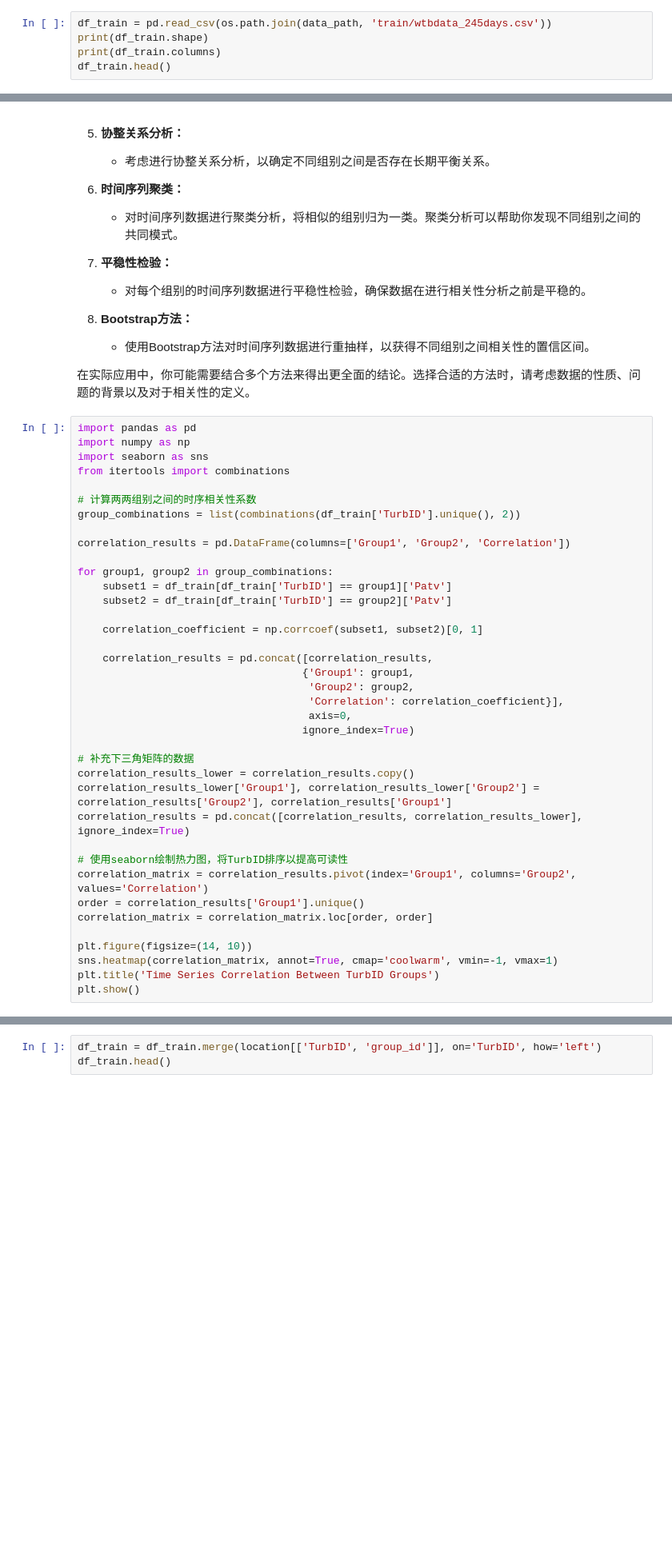
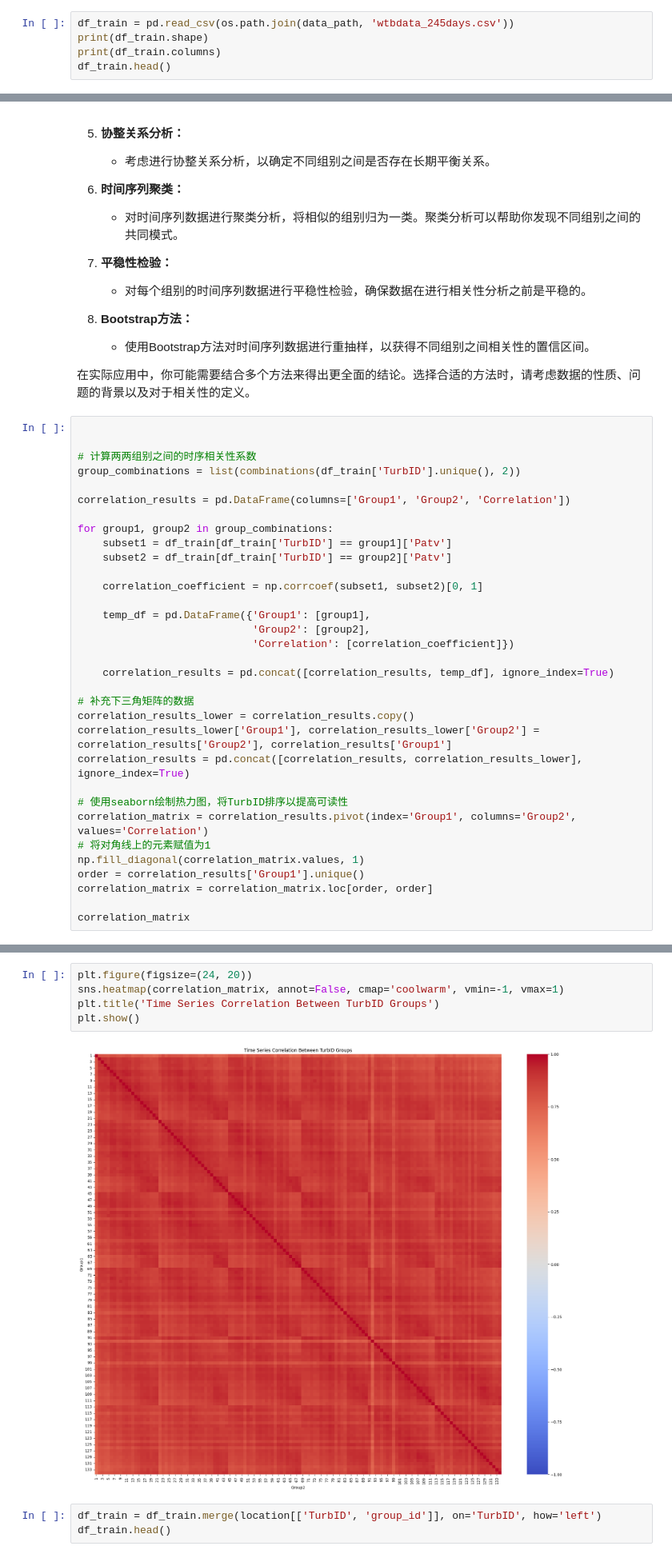
Before and after one commit to GKDGKD/KDD_CUP_2022, a Jupyter notebook: notebook/kdd_location_describe.ipynb, the cells around one changed output, grey strips where cells are left out. Shown at 80% size. Cells and saved outputs as stored; diff of their text form; blank space fills up the shorter version.

```diff
--- a/notebook/kdd_location_describe.ipynb
+++ b/notebook/kdd_location_describe.ipynb
@@ -91,7 +93,7 @@ plt.show()
 # %% [markdown]
 ## 时序数据分析
 # %%
-df_train = pd.read_csv(os.path.join(data_path, 'train/wtbdata_245days.csv'))
+df_train = pd.read_csv(os.path.join(data_path, 'wtbdata_245days.csv'))
 print(df_train.shape)
 print(df_train.columns)
 df_train.head()
@@ -213,10 +215,7 @@ plt.show()
 
 在实际应用中，你可能需要结合多个方法来得出更全面的结论。选择合适的方法时，请考虑数据的性质、问题的背景以及对于相关性的定义。
 # %%
-import pandas as pd
-import numpy as np
-import seaborn as sns
-from itertools import combinations
+
 
 # 计算两两组别之间的时序相关性系数
 group_combinations = list(combinations(df_train['TurbID'].unique(), 2))
@@ -229,12 +228,11 @@ for group1, group2 in group_combinations:
 
     correlation_coefficient = np.corrcoef(subset1, subset2)[0, 1]
 
-    correlation_results = pd.concat([correlation_results,
-                                    {'Group1': group1,
-                                     'Group2': group2,
-                                     'Correlation': correlation_coefficient}],
-                                     axis=0,
-                                    ignore_index=True)
+    temp_df = pd.DataFrame({'Group1': [group1],
+                            'Group2': [group2],
+                            'Correlation': [correlation_coefficient]})
+
+    correlation_results = pd.concat([correlation_results, temp_df], ignore_index=True)
 
 # 补充下三角矩阵的数据
 correlation_results_lower = correlation_results.copy()
@@ -243,11 +241,10 @@ correlation_results = pd.concat([correlation_results, correlation_results_lower]
 
 # 使用seaborn绘制热力图，将TurbID排序以提高可读性
 correlation_matrix = correlation_results.pivot(index='Group1', columns='Group2', values='Correlation')
+# 将对角线上的元素赋值为1
+np.fill_diagonal(correlation_matrix.values, 1)
 order = correlation_results['Group1'].unique()
 correlation_matrix = correlation_matrix.loc[order, order]
 
-plt.figure(figsize=(14, 10))
-sns.heatmap(correlation_matrix, annot=True, cmap='coolwarm', vmin=-1, vmax=1)
-plt.title('Time Series Correlation Between TurbID Groups')
-plt.show()
+correlation_matrix
 # %% [output]
@@ -272,3 +265,10 @@ correlation_matrix
+# %%
+plt.figure(figsize=(24, 20))
+sns.heatmap(correlation_matrix, annot=False, cmap='coolwarm', vmin=-1, vmax=1)
+plt.title('Time Series Correlation Between TurbID Groups')
+plt.show()
+# %% [output]
+[figure, added]
 # %%
 df_train = df_train.merge(location[['TurbID', 'group_id']], on='TurbID', how='left')
 df_train.head()
```
Also changed, not shown: parts of 3 cells of this notebook, 1 other file.
